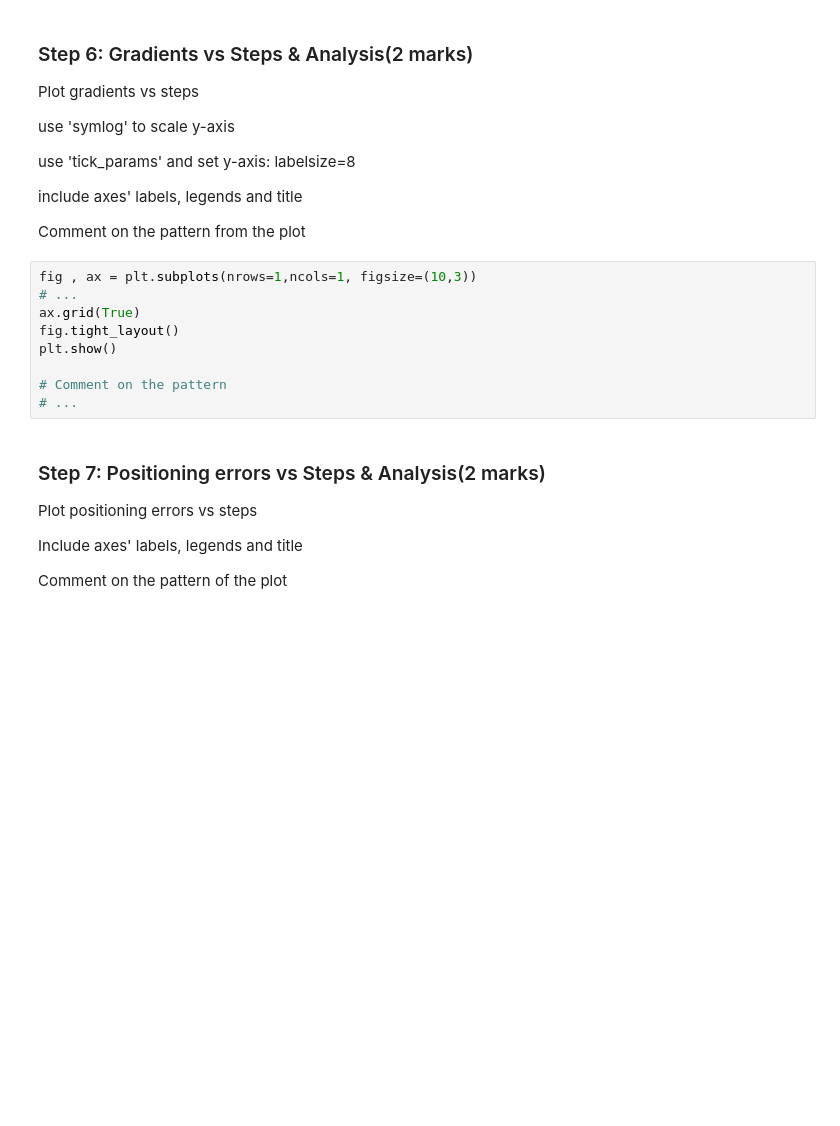
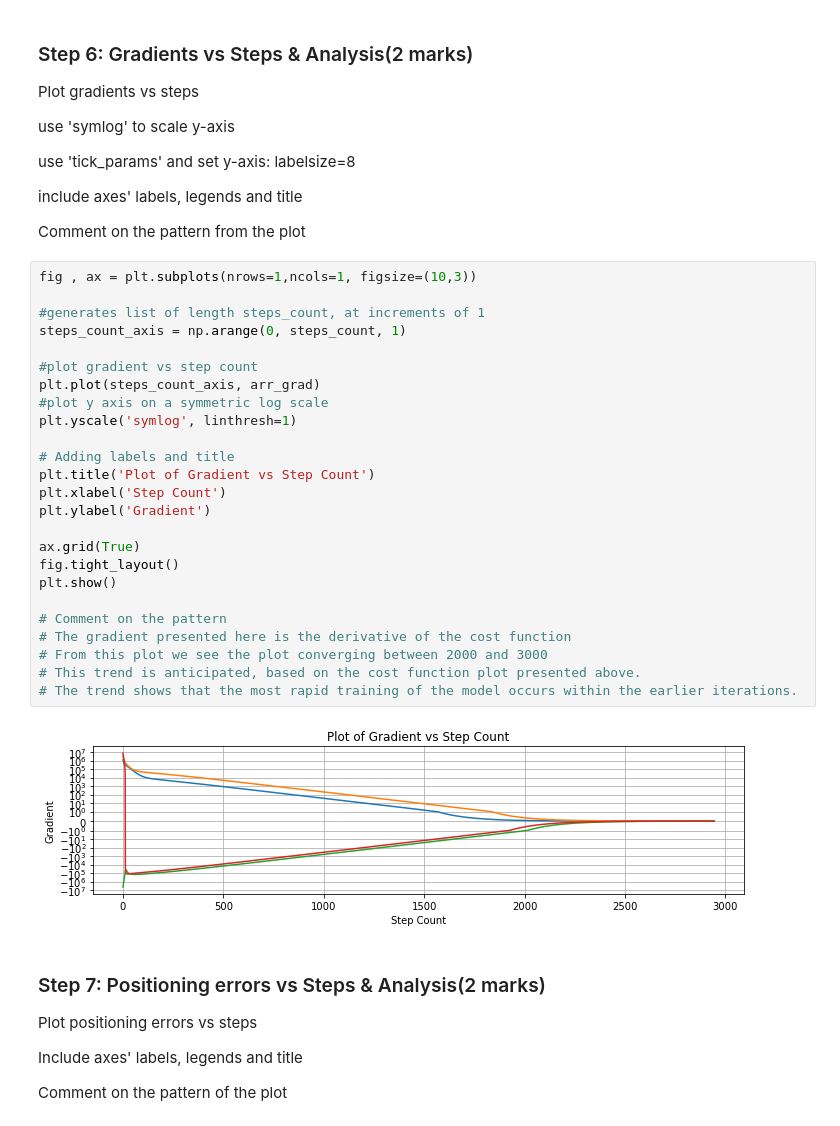
Before and after one commit to Rushad-UCalgary/engg680_2024_fall, a Jupyter notebook: Lab_Assignment3/Assignment3.ipynb, the cells around one changed output. Drawn from its saved outputs; the diff is of its cells as text; blank space fills up the shorter version.

```diff
--- a/Lab_Assignment3/Assignment3.ipynb
+++ b/Lab_Assignment3/Assignment3.ipynb
@@ -220,15 +305,33 @@ use 'tick_params' and set y-axis: labelsize=8
 include axes' labels, legends and title
 
 Comment on the pattern from the plot
-# %%
-fig , ax = plt.subplots(nrows=1,ncols=1, figsize=(10,3))
-# ...
-ax.grid(True)
-fig.tight_layout()
-plt.show()
-
-# Comment on the pattern
-# ...
+# %%
+fig , ax = plt.subplots(nrows=1,ncols=1, figsize=(10,3))
+
+#generates list of length steps_count, at increments of 1
+steps_count_axis = np.arange(0, steps_count, 1)
+
+#plot gradient vs step count
+plt.plot(steps_count_axis, arr_grad)
+#plot y axis on a symmetric log scale
+plt.yscale('symlog', linthresh=1)
+
+# Adding labels and title
+plt.title('Plot of Gradient vs Step Count')
+plt.xlabel('Step Count')
+plt.ylabel('Gradient')
+
+ax.grid(True)
+fig.tight_layout()
+plt.show()
+
+# Comment on the pattern
+# The gradient presented here is the derivative of the cost function
+# From this plot we see the plot converging between 2000 and 3000
+# This trend is anticipated, based on the cost function plot presented above.
+# The trend shows that the most rapid training of the model occurs within the earlier iterations.
+# %% [output]
+[figure, added]
 # %% [markdown]
 ### Step 7: Positioning errors vs Steps & Analysis(2 marks)
 Plot positioning errors vs steps
```
Also changed, not shown: parts of 18 cells of this notebook.
